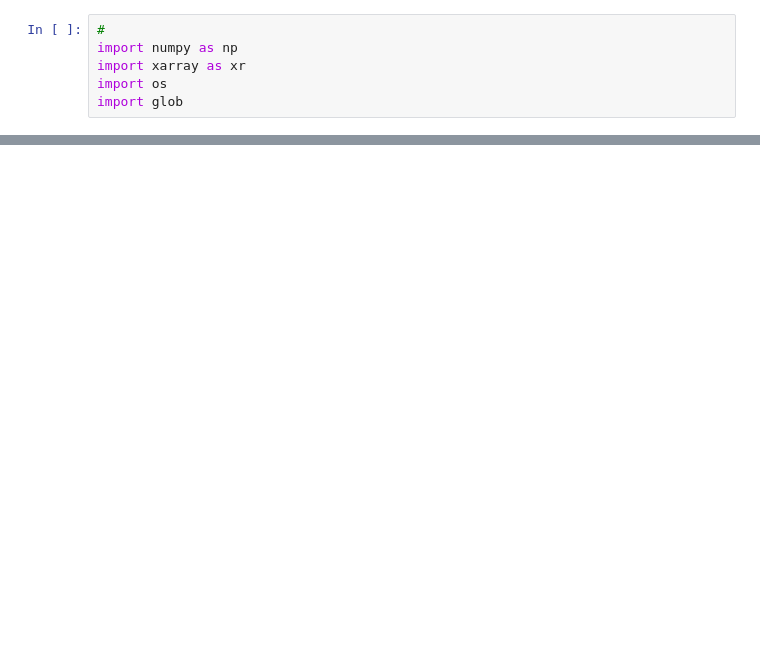
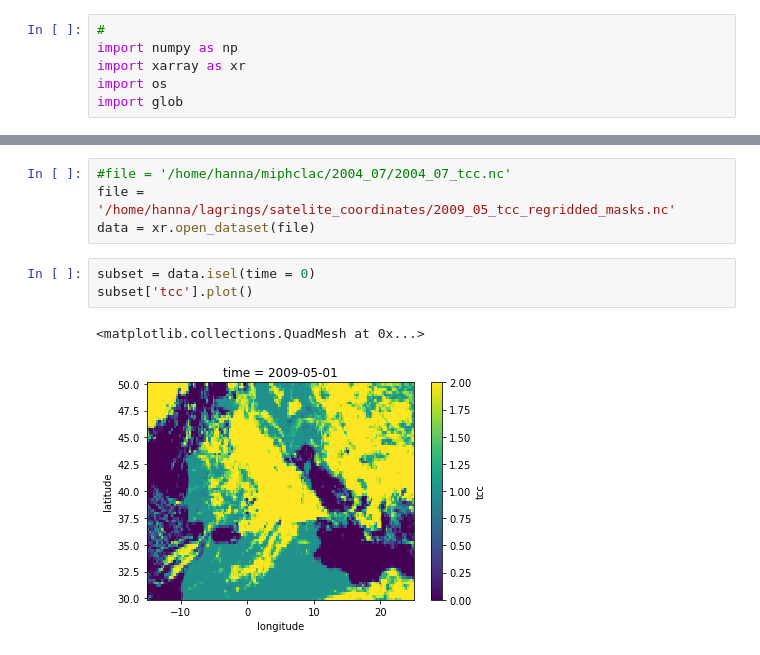
Before and after one commit to hannasv/ms, a Jupyter notebook: notebooks/reading/explore_correlation.ipynb, the cells around one changed output, grey strips where cells are left out. Drawn from its saved outputs; the diff is of its cells as text; blank space fills up the shorter version.

```diff
--- a/notebooks/reading/explore_correlation.ipynb
+++ b/notebooks/reading/explore_correlation.ipynb
@@ -6,0 +15,10 @@ import glob
+# %%
+#file = '/home/hanna/miphclac/2004_07/2004_07_tcc.nc'
+file = '/home/hanna/lagrings/satelite_coordinates/2009_05_tcc_regridded_masks.nc'
+data = xr.open_dataset(file)
+# %%
+subset = data.isel(time = 0)
+subset['tcc'].plot()
+# %% [output]
+<matplotlib.collections.QuadMesh at 0x...>
+[figure, added]
```
Also changed, not shown: parts of 9 cells of this notebook, 33 other files.
